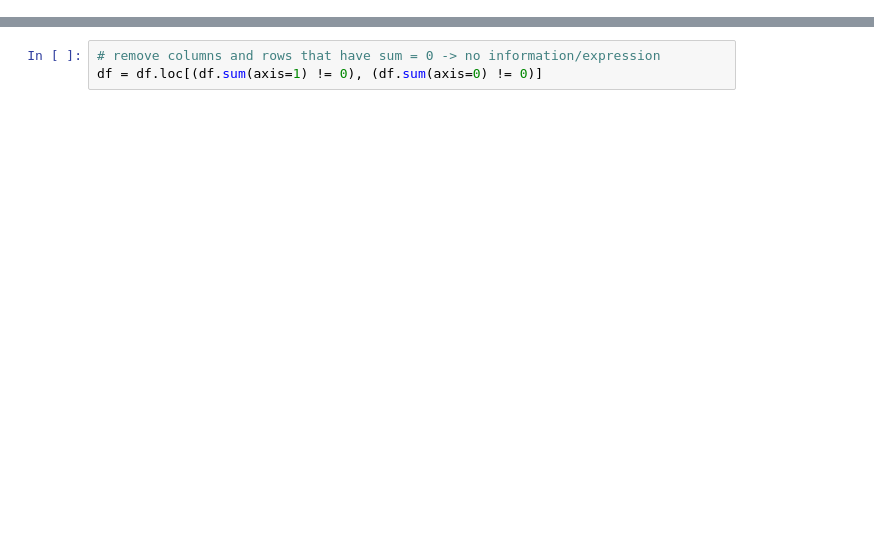
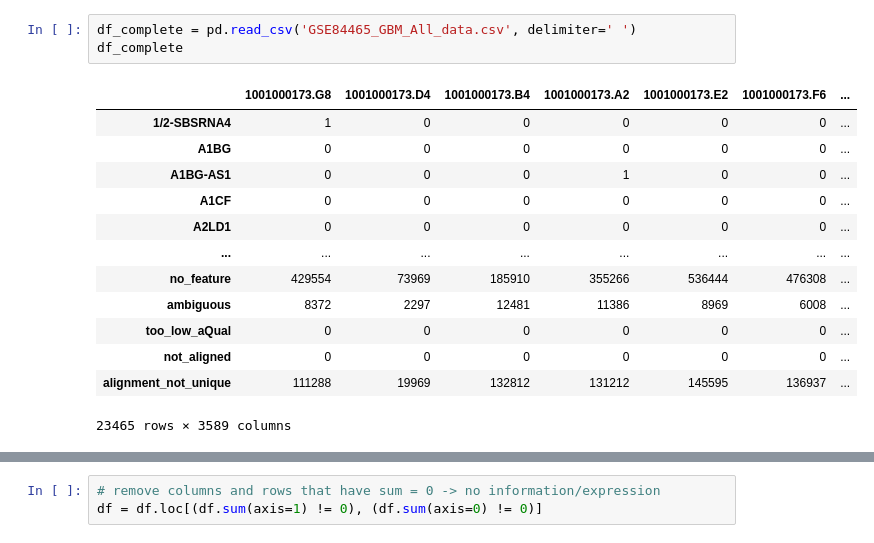
Before and after one commit to Dparanou/signle-cell-glioblastoma-analysis, a Jupyter notebook: pipeline.ipynb, the cells around one changed output, grey strips where cells are left out. Saved outputs shown, nothing was run; the diff lists cells and outputs as text; blank space fills up the shorter version.

```diff
--- a/pipeline.ipynb
+++ b/pipeline.ipynb
@@ -26,0 +43,17 @@ df
+# %%
+df_complete = pd.read_csv('GSE84465_GBM_All_data.csv', delimiter=' ')
+df_complete
+# %% [output]
+|  | 1001000173.G8 | 1001000173.D4 | 1001000173.B4 | 1001000173.A2 | 1001000173.E2 | 1001000173.F6 | ... |
+| 1/2-SBSRNA4 | 1 | 0 | 0 | 0 | 0 | 0 | ... |
+| A1BG | 0 | 0 | 0 | 0 | 0 | 0 | ... |
+| A1BG-AS1 | 0 | 0 | 0 | 1 | 0 | 0 | ... |
+| A1CF | 0 | 0 | 0 | 0 | 0 | 0 | ... |
+| A2LD1 | 0 | 0 | 0 | 0 | 0 | 0 | ... |
+| ... | ... | ... | ... | ... | ... | ... | ... |
+| no_feature | 429554 | 73969 | 185910 | 355266 | 536444 | 476308 | ... |
+| ambiguous | 8372 | 2297 | 12481 | 11386 | 8969 | 6008 | ... |
+| too_low_aQual | 0 | 0 | 0 | 0 | 0 | 0 | ... |
+| not_aligned | 0 | 0 | 0 | 0 | 0 | 0 | ... |
+| alignment_not_unique | 111288 | 19969 | 132812 | 131212 | 145595 | 136937 | ... |
+23465 rows × 3589 columns
```
Also changed, not shown: parts of 18 cells of this notebook, 2 other files.
